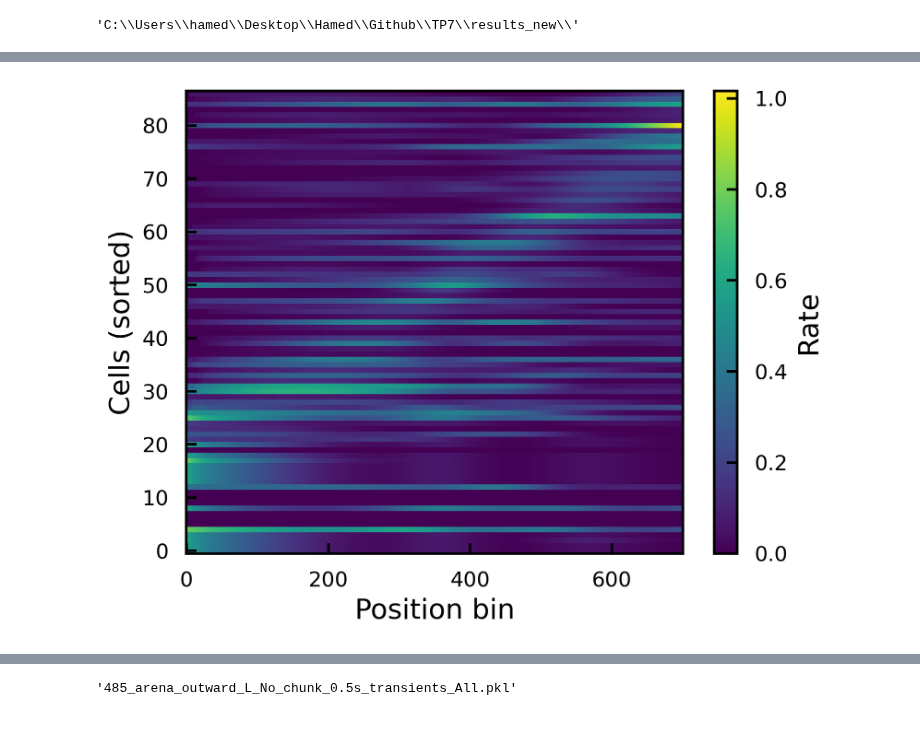
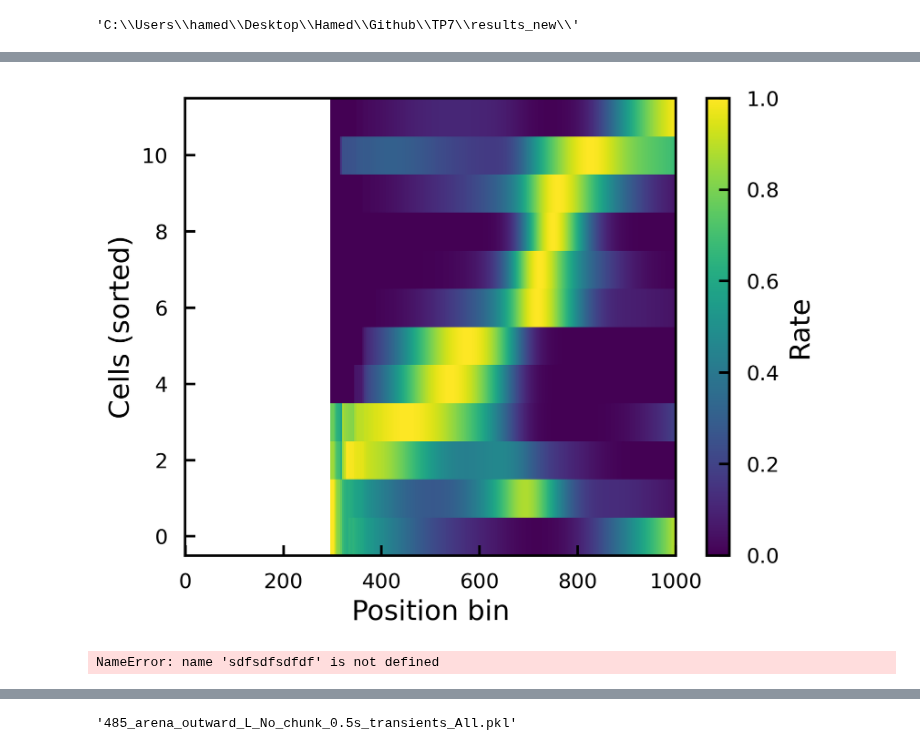
Before and after one commit to HamedShabani/PFC_sequence_analysis, a Jupyter notebook: Place_code_analysis.ipynb, the cells around one changed output, grey strips where cells are left out. Drawn from its saved outputs; the diff is of its cells as text; code cells hidden in the pictures.

Commit message:
arean figures vs task

```diff
--- a/Place_code_analysis.ipynb
+++ b/Place_code_analysis.ipynb
@@ -96,3 +100,29 @@ def hide_spines(ax=None):
+# %%
+import numpy as np
+
+def computeSpatialInfo(r_x, P_x, r_0=None, epsilon=1e-10):
+    """
+    Spatial information per second. NaNs/Infs in r_x or P_x are ignored.
+    """
+    r_x = np.asarray(r_x, float)
+    P_x = np.asarray(P_x, float)
+
+    # valid bins only
+    mask = np.isfinite(r_x) & np.isfinite(P_x)
+    if not mask.any():
+        return np.nan
+
+    r_x = np.clip(r_x[mask], 0, None)
+    P_x = np.clip(P_x[mask], 0, None)
+
+    # compute r_0 over the same valid bins if not given or invalid
+    if r_0 is None or not np.isfinite(r_0):
+        r_0 = np.sum(P_x * r_x) / np.sum(P_x)
+
+    with np.errstate(divide='ignore', invalid='ignore'):
+        I = np.sum(P_x * r_x * np.log2((r_x + epsilon) / (r_0 + epsilon)))
+
+    return I
 # %%
 
 def compute_allinfo(all_rates,P_x,r0,num_neurons):
@@ -100,7 +130,7 @@ def compute_allinfo(all_rates,P_x,r0,num_neurons):
 
     for nid in range(num_neurons):
 
-        all_I_f[nid] = pf.computeSpatialInfo(all_rates[nid, :], P_x, r0[nid])
+        all_I_f[nid] = computeSpatialInfo(all_rates[nid, :], P_x, r0[nid])
     return(all_I_f)
 # %%
 phase='learning'
@@ -108,8 +138,8 @@ chosen_cell_type='all'
 # %%
 # load the data from outward runs and find place cells.
 #burst_len='200ms'
-fol='478'
-dir_of_run='L'
+fol='485'
+dir_of_run='R'
 #celltype='PC'
 celltype='Alltest_neworder'
 fs = 20# sampling freq
@@ -578,40 +569,41 @@ array([False, False, False, False, False, False, False, False, False,
 # r_all:  (n_cells × n_posbins) firing-rate matrix
 # sign :  indices or boolean mask for the cells you want to plot
 
-idx = np.asarray(~sign)                         # make sure it's an index array
+idx = np.asarray(sign)                         # make sure it's an index array
 rates = r_all[idx, :]                          # subset
 
 # --- choose one of these metrics ---
 # 1) Peak bin (simple and common)
 peak_bin = np.nanargmax(rates, axis=1)
 
 # 2) Center of mass (robust if fields are broad)
 pos_axis = np.arange(rates.shape[1])
 com = np.sum(rates * pos_axis, axis=1) / np.maximum(rates.sum(axis=1), 1e-9)
 
 # pick which to use:
 metric = peak_bin   # or com
 
 # handle silent cells (all zeros) → push to bottom
 silent = rates.max(axis=1) <= 0
 metric[silent] = 0
 
 # sort rows
 order = np.argsort(metric)
 rates_sorted = rates[order, :]
 
 # keep track of original cell IDs if needed
 sorted_cells = idx[order]
+norm = rates_sorted / np.nanmax(rates_sorted, axis=1, keepdims=True)
 
 # plot
-plt.imshow(rates_sorted,
+plt.imshow(norm,
            aspect='auto', origin='lower', interpolation='none', cmap='viridis')
 plt.xlabel('Position bin')
 plt.ylabel('Cells (sorted)')
 plt.colorbar(label='Rate')
 plt.show()
 # %% [output]
-[figure, old version]
+[figure, new version]
 # %%
 # Compute place field of clusters
 
@@ -699,6 +691,10 @@ place_cell_data_name = savefolder+filename+'_Cell'
 # # Save the boolean vector to a file
 with open(place_cell_data_name, 'wb') as file:
     pickle.dump(place_cell_data, file)
+# %%
+sdfsdfsdfdf
+# %% [output]
+NameError: name 'sdfsdfsdfdf' is not defined
 # %%
 place_cell_data_name
 # %% [output]
```
Also changed, not shown: parts of 23 cells of this notebook, 1 other file.
